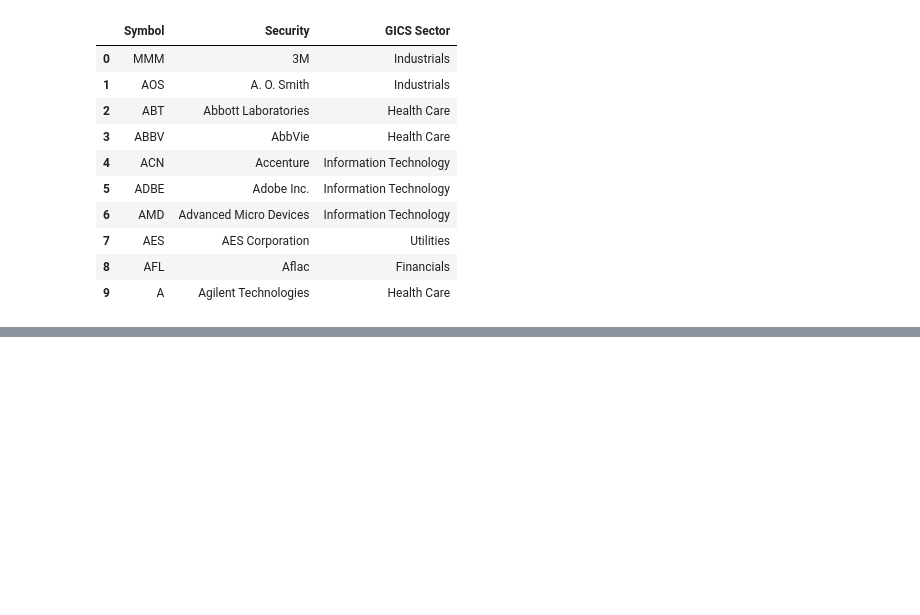
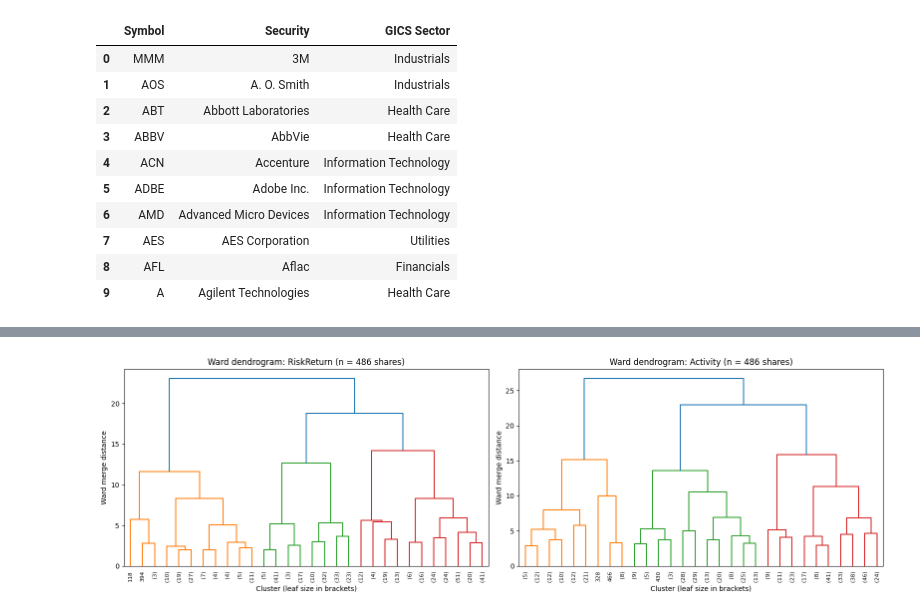
Before and after one commit to EV-2002/-CRM-CM-Coursework, a Jupyter notebook: CRM_Coursework_final.ipynb, the cells around one changed output, grey strips where cells are left out. Drawn from its saved outputs; the diff is of its cells as text; code cells hidden in the pictures; blank space fills up the shorter version.

```diff
--- a/CRM_Coursework_final.ipynb
+++ b/CRM_Coursework_final.ipynb
@@ -152,0 +119,6 @@ files.download('data_snapshot.zip')
+# %%
+# Transpose DataFrame: rows = tickers, columns = dates
+df = raw_data.T
+
+print('Shape after transpose:', df.shape)
+df
@@ -152,0 +827,26 @@ files.download('data_snapshot.zip')
+# %%
+# Task 2.1: Agglomerative (Ward) and K-means on EACH matrix -> four baseline solutions
+from sklearn.cluster import AgglomerativeClustering, KMeans
+from sklearn.metrics import silhouette_score
+
+K_BASE = 4          # provisional baseline k - confirm against the brief's k-selection task (2.2)
+
+matrices = {'RiskReturn': Z_rr, 'Activity': Z_act}
+assignments = pd.DataFrame(index=common_shares)
+baseline_summary = []
+
+for name, Z in matrices.items():
+    models = {'Ward':   AgglomerativeClustering(n_clusters=K_BASE, linkage='ward'),
+              'KMeans': KMeans(n_clusters=K_BASE, n_init=20, random_state=42)}
+    for algo, model in models.items():
+        labels = model.fit_predict(Z)
+        col = f'{name}_{algo}'
+        assignments[col] = labels
+        baseline_summary.append({'Solution': col, 'k': K_BASE,
+                                 'Silhouette': silhouette_score(Z, labels),
+                                 'Cluster sizes': np.bincount(labels).tolist()})
+
+baseline_summary = pd.DataFrame(baseline_summary).set_index('Solution')
+assignments.to_csv('outputs/cluster_assignments_baseline.csv')
+display(baseline_summary.round(3))
+assignments.head()
@@ -152,0 +866,15 @@ files.download('data_snapshot.zip')
+# %%
+# Task 2.2: Ward linkage, Euclidean distance, standardised features - one dendrogram per matrix
+from scipy.cluster.hierarchy import linkage, dendrogram, fcluster
+
+link = {name: linkage(Z.values, method='ward', metric='euclidean') for name, Z in matrices.items()}
+
+fig, axes = plt.subplots(1, 2, figsize=(16, 5))
+for ax, (name, L) in zip(axes, link.items()):
+    dendrogram(L, truncate_mode='lastp', p=30, show_leaf_counts=True,
+               leaf_rotation=90, leaf_font_size=8, ax=ax)
+    ax.set_title(f'Ward dendrogram: {name} (n = {len(matrices[name])} shares)')
+    ax.set_xlabel('Cluster (leaf size in brackets)'); ax.set_ylabel('Ward merge distance')
+plt.tight_layout(); plt.savefig('outputs/figures/dendrograms_ward.png', dpi=150); plt.show()
+# %% [output]
+[figure, added]
```
Also changed, not shown: parts of 45 cells of this notebook.
